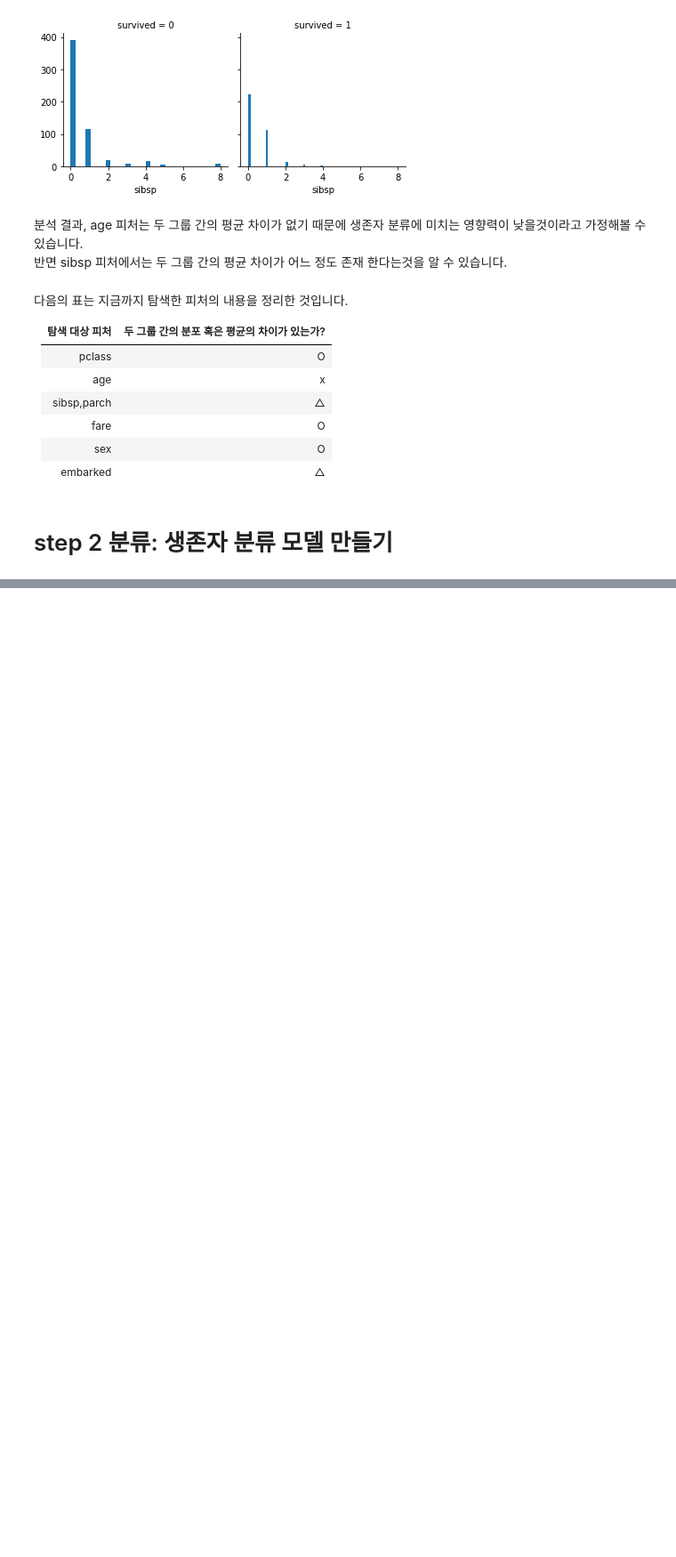
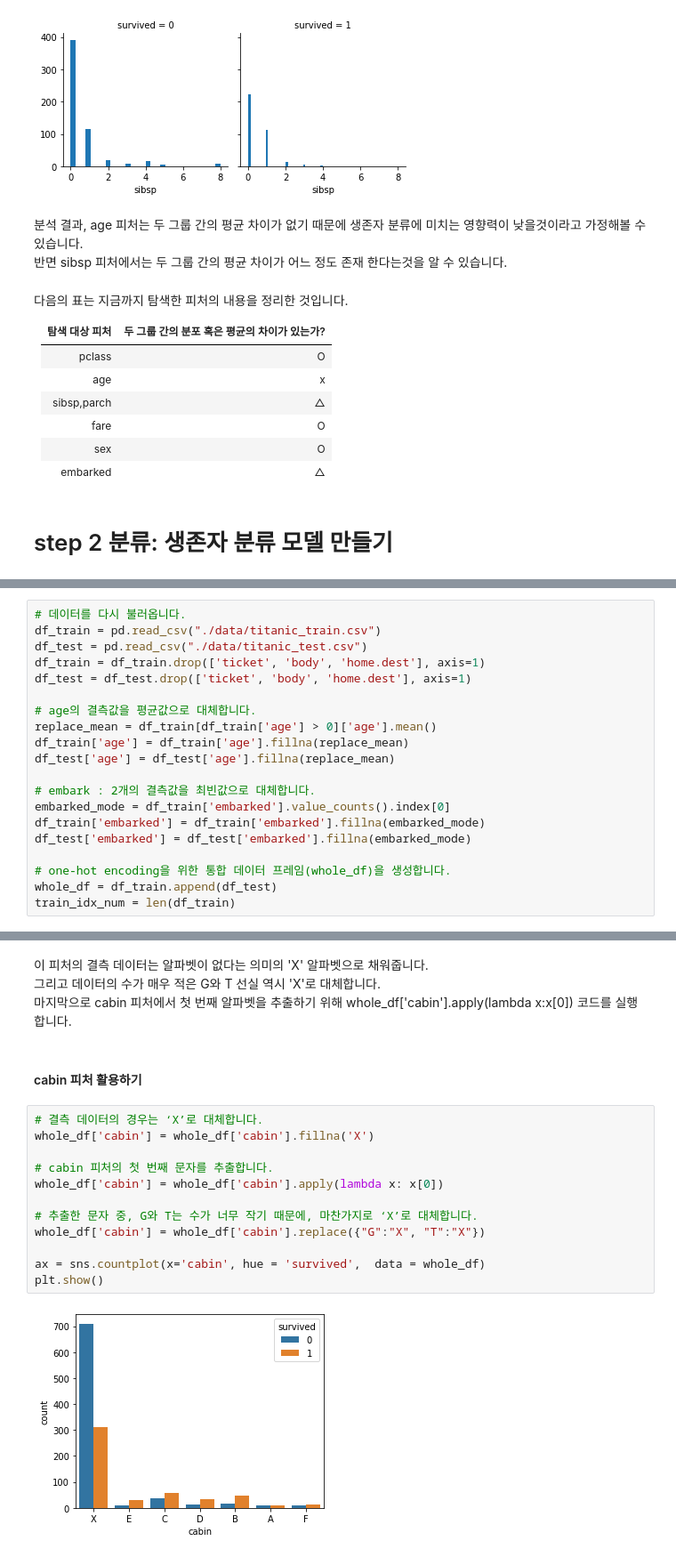
Before and after one commit to wntkdl94/python_data_analysis_study, a Jupyter notebook: Titanic_survivor.ipynb, the cells around one changed output, grey strips where cells are left out. Shown at 89% size. Drawn from its saved outputs; the diff is of its cells as text; blank space fills up the shorter version.

Commit message:
Titanic_survivor

```diff
--- a/Titanic_survivor.ipynb
+++ b/Titanic_survivor.ipynb
@@ -186,0 +388,20 @@ embarked | △
+# %%
+# 데이터를 다시 불러옵니다.
+df_train = pd.read_csv("./data/titanic_train.csv")
+df_test = pd.read_csv("./data/titanic_test.csv")
+df_train = df_train.drop(['ticket', 'body', 'home.dest'], axis=1)
+df_test = df_test.drop(['ticket', 'body', 'home.dest'], axis=1)
+
+# age의 결측값을 평균값으로 대체합니다.
+replace_mean = df_train[df_train['age'] > 0]['age'].mean()
+df_train['age'] = df_train['age'].fillna(replace_mean)
+df_test['age'] = df_test['age'].fillna(replace_mean)
+
+# embark : 2개의 결측값을 최빈값으로 대체합니다.
+embarked_mode = df_train['embarked'].value_counts().index[0]
+df_train['embarked'] = df_train['embarked'].fillna(embarked_mode)
+df_test['embarked'] = df_test['embarked'].fillna(embarked_mode)
+
+# one-hot encoding을 위한 통합 데이터 프레임(whole_df)을 생성합니다.
+whole_df = df_train.append(df_test)
+train_idx_num = len(df_train)
@@ -186,0 +427,20 @@ embarked | △
+# %% [markdown]
+이 피처의 결측 데이터는 알파벳이 없다는 의미의 'X' 알파벳으로 채워줍니다.
+그리고 데이터의 수가 매우 적은 G와 T 선실 역시 'X'로 대체합니다.
+마지막으로 cabin 피처에서 첫 번째 알파벳을 추출하기 위해 whole_df['cabin'].apply(lambda x:x[0]) 코드를 실행합니다.
+# %% [markdown]
+#### cabin 피처 활용하기
+# %%
+# 결측 데이터의 경우는 ‘X’로 대체합니다.
+whole_df['cabin'] = whole_df['cabin'].fillna('X')
+
+# cabin 피처의 첫 번째 문자를 추출합니다.
+whole_df['cabin'] = whole_df['cabin'].apply(lambda x: x[0])
+
+# 추출한 문자 중, G와 T는 수가 너무 작기 때문에, 마찬가지로 ‘X’로 대체합니다.
+whole_df['cabin'] = whole_df['cabin'].replace({"G":"X", "T":"X"})
+
+ax = sns.countplot(x='cabin', hue = 'survived',  data = whole_df)
+plt.show()
+# %% [output]
+[figure, added]
```
Also changed, not shown: parts of 50 cells of this notebook.
